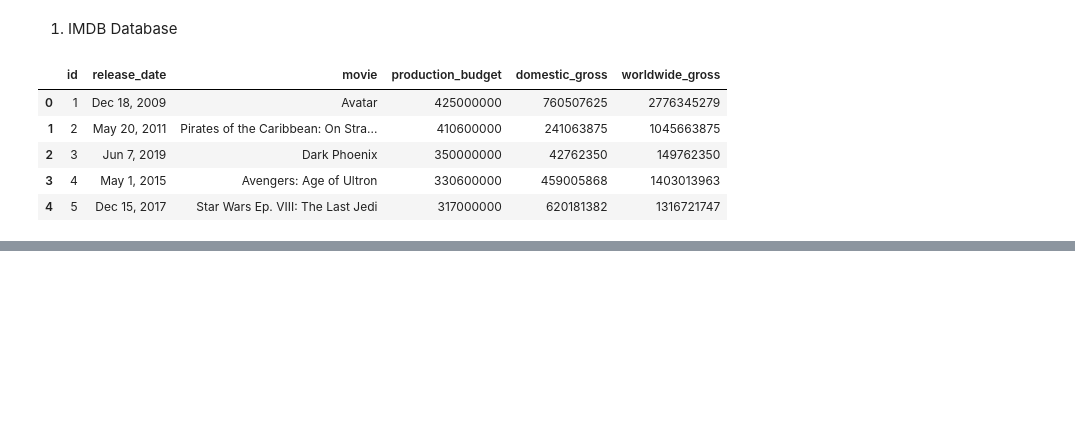
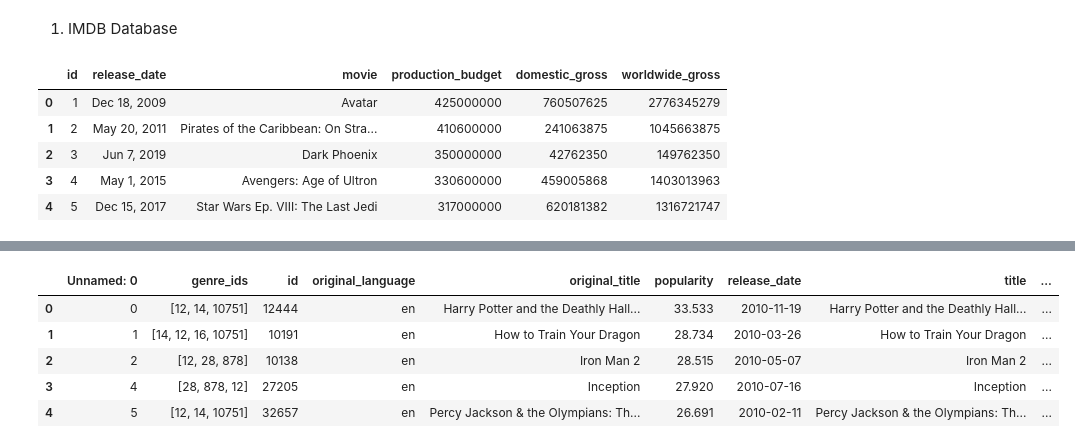
Before and after one commit to lauramwichekha/Analysis-of-Box-Office-Trends-for-Microsoft-Movie-Studio, a Jupyter notebook: index.ipynb, the cells around one changed output, grey strips where cells are left out. Cells and saved outputs as stored; diff of their text form; code cells hidden in the pictures; blank space fills up the shorter version.

```diff
--- a/index.ipynb
+++ b/index.ipynb
@@ -322,0 +395,13 @@ ratings.head()
+# %%
+# Assuming 'column1' and 'column3' are unneeded columns
+merged_dataset.drop('genre_ids', axis=1)
+
+# Drop the columns and show the first few rows
+merged_dataset.head()
+# %% [output]
+|  | Unnamed: 0 | genre_ids | id | original_language | original_title | popularity | release_date | title | ... |
+| 0 | 0 | [12, 14, 10751] | 12444 | en | Harry Potter and the Deathly Hall... | 33.533 | 2010-11-19 | Harry Potter and the Deathly Hall... | ... |
+| 1 | 1 | [14, 12, 16, 10751] | 10191 | en | How to Train Your Dragon | 28.734 | 2010-03-26 | How to Train Your Dragon | ... |
+| 2 | 2 | [12, 28, 878] | 10138 | en | Iron Man 2 | 28.515 | 2010-05-07 | Iron Man 2 | ... |
+| 3 | 4 | [28, 878, 12] | 27205 | en | Inception | 27.920 | 2010-07-16 | Inception | ... |
+| 4 | 5 | [12, 14, 10751] | 32657 | en | Percy Jackson & the Olympians: Th... | 26.691 | 2010-02-11 | Percy Jackson & the Olympians: Th... | ... |
```
Also changed, not shown: parts of 34 cells of this notebook.
